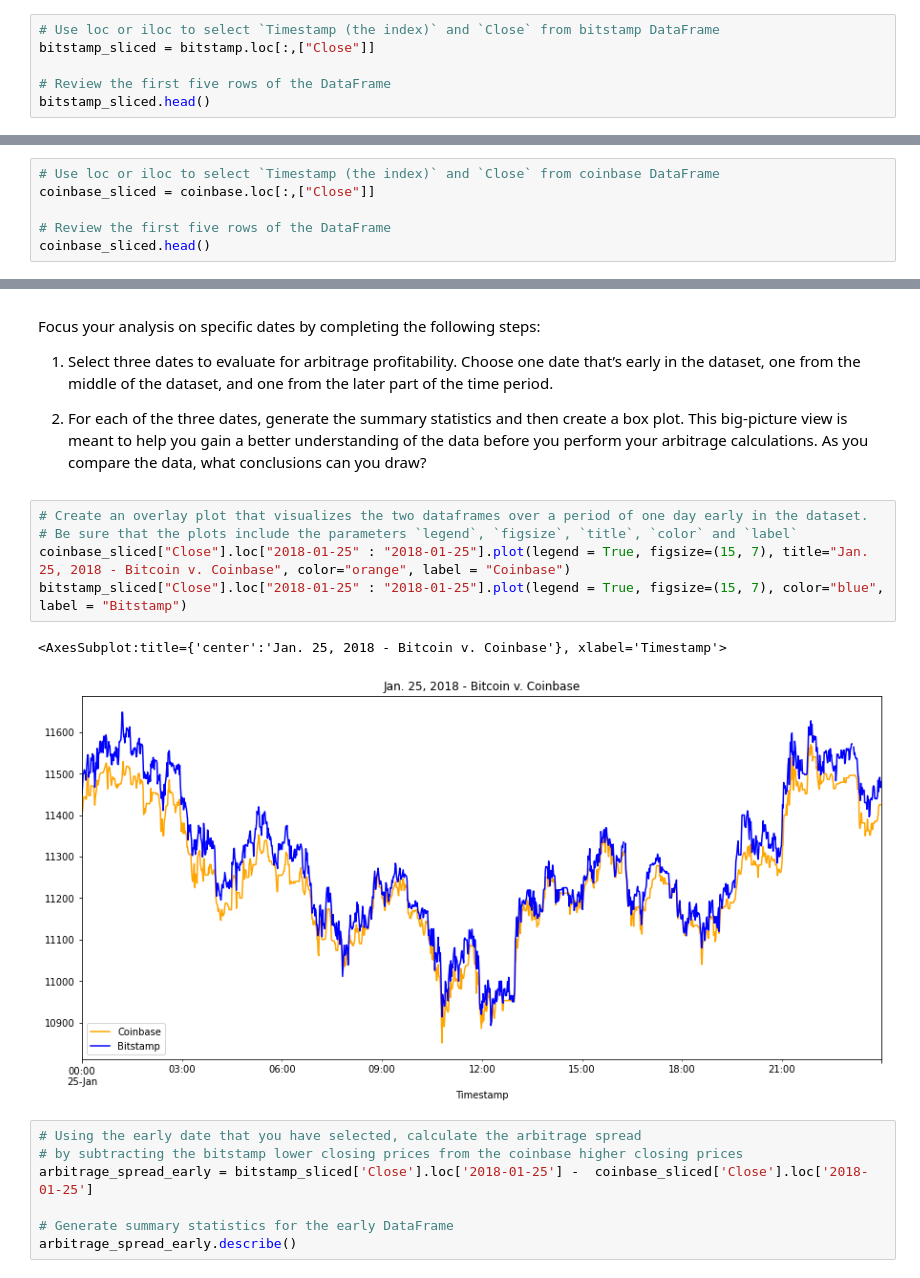
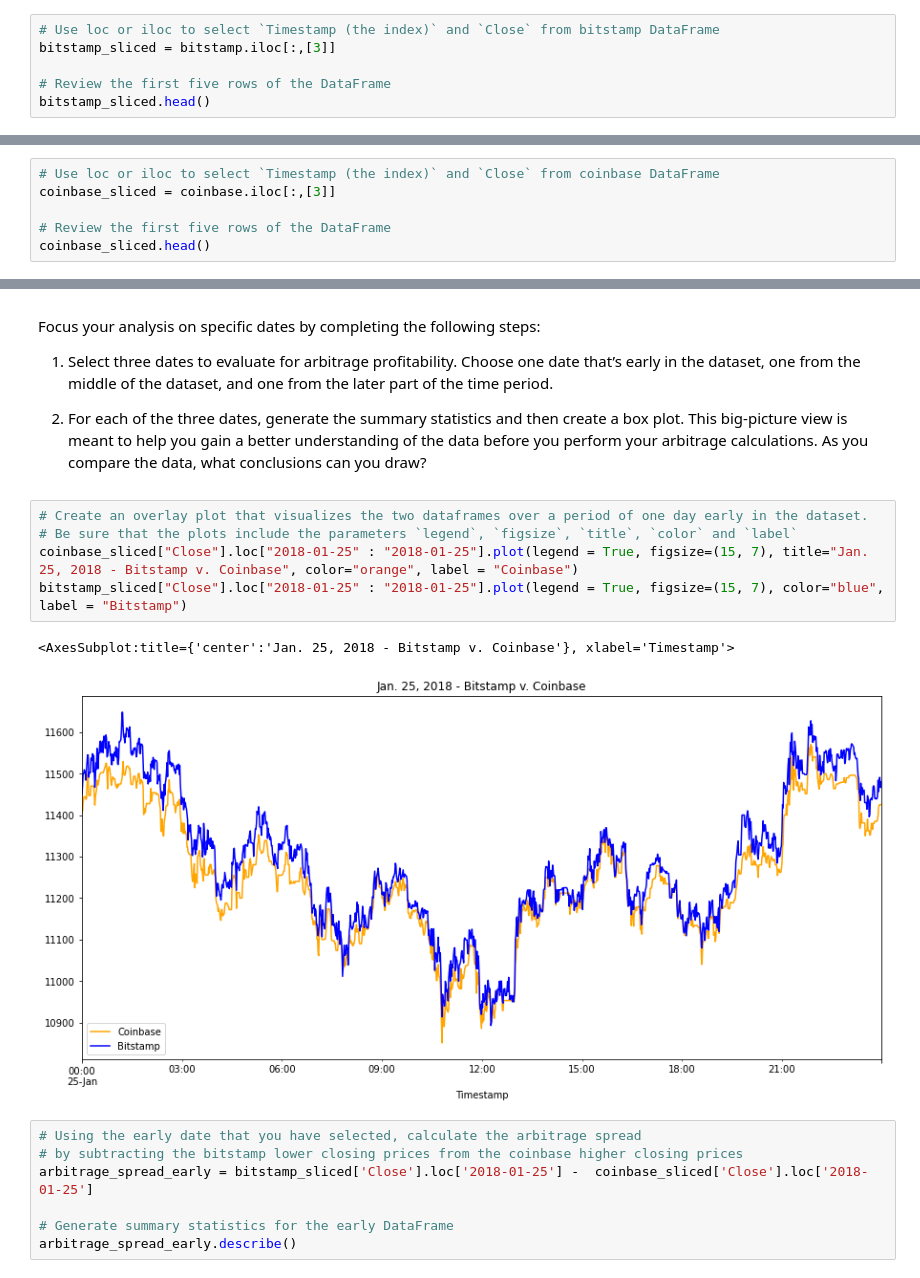
Before and after one commit to justcb/bitcoin_arb, a Jupyter notebook: crypto_arbitrage.ipynb, the cells around one changed output, grey strips where cells are left out. Saved outputs shown, nothing was run; the diff lists cells and outputs as text.

```diff
--- a/crypto_arbitrage.ipynb
+++ b/crypto_arbitrage.ipynb
@@ -304,7 +304,7 @@ Select the data you want to analyze. Use `loc` or `iloc` to select the following
 * Close
 # %%
 # Use loc or iloc to select `Timestamp (the index)` and `Close` from bitstamp DataFrame
-bitstamp_sliced = bitstamp.loc[:,["Close"]]
+bitstamp_sliced = bitstamp.iloc[:,[3]]
 
 # Review the first five rows of the DataFrame
 bitstamp_sliced.head()
@@ -318,7 +318,7 @@ bitstamp_sliced.head()
 | 2018-01-01 00:04:00 | 13620.00 |
 # %%
 # Use loc or iloc to select `Timestamp (the index)` and `Close` from coinbase DataFrame
-coinbase_sliced = coinbase.loc[:,["Close"]]
+coinbase_sliced = coinbase.iloc[:,[3]]
 
 # Review the first five rows of the DataFrame
 coinbase_sliced.head()
@@ -424,11 +424,11 @@ Focus your analysis on specific dates by completing the following steps:
 # %%
 # Create an overlay plot that visualizes the two dataframes over a period of one day early in the dataset.
 # Be sure that the plots include the parameters `legend`, `figsize`, `title`, `color` and `label`
-coinbase_sliced["Close"].loc["2018-01-25" : "2018-01-25"].plot(legend = True, figsize=(15, 7), title="Jan. 25, 2018 - Bitcoin v. Coinbase", color="orange", label = "Coinbase")
+coinbase_sliced["Close"].loc["2018-01-25" : "2018-01-25"].plot(legend = True, figsize=(15, 7), title="Jan. 25, 2018 - Bitstamp v. Coinbase", color="orange", label = "Coinbase")
 bitstamp_sliced["Close"].loc["2018-01-25" : "2018-01-25"].plot(legend = True, figsize=(15, 7), color="blue", label = "Bitstamp")
 # %% [output]
-<AxesSubplot:title={'center':'Jan. 25, 2018 - Bitcoin v. Coinbase'}, xlabel='Timestamp'>
+<AxesSubplot:title={'center':'Jan. 25, 2018 - Bitstamp v. Coinbase'}, xlabel='Timestamp'>
-[figure, old version]
+[figure, new version]
 # %%
 # Using the early date that you have selected, calculate the arbitrage spread
 # by subtracting the bitstamp lower closing prices from the coinbase higher closing prices
```
Also changed, not shown: parts of 16 cells of this notebook.
